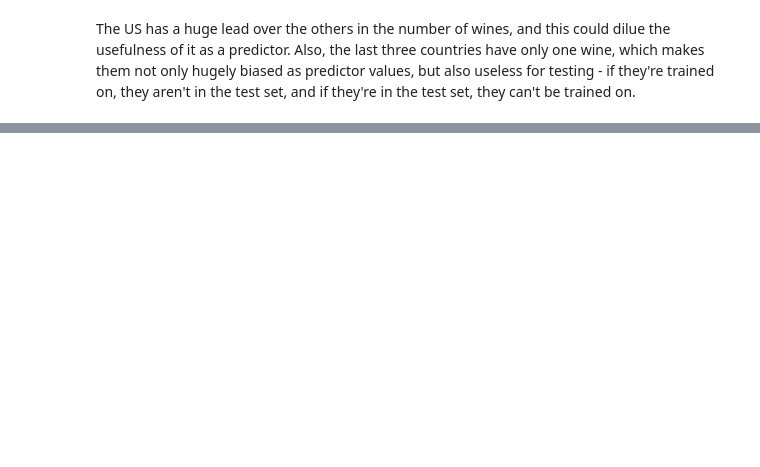
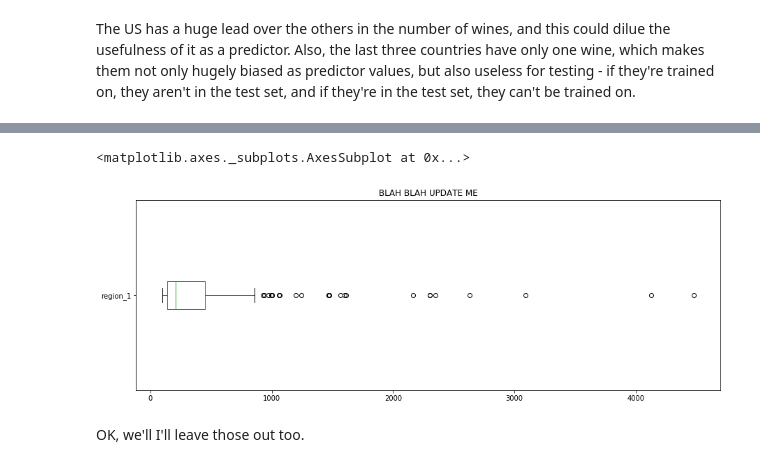
Before and after one commit to chorhatarahuduketuri/Wine-reviews, a Jupyter notebook: code/Wine Reviews EDA.ipynb, the cells around one changed output, grey strips where cells are left out. Cells and saved outputs as stored; diff of their text form; code cells hidden in the pictures; blank space fills up the shorter version.

```diff
--- a/code/Wine Reviews EDA.ipynb
+++ b/code/Wine Reviews EDA.ipynb
@@ -373,0 +429,7 @@ The US has a huge lead over the others in the number of wines, and this could di
+# %%
+feature_data.region_1.value_counts()[feature_data.region_1.value_counts()>100].plot.box(title='BLAH BLAH UPDATE ME', figsize=(15,5), vert=False)
+# %% [output]
+<matplotlib.axes._subplots.AxesSubplot at 0x...>
+[figure, added]
+# %% [markdown]
+OK, we'll I'll leave those out too.
```
Also changed, not shown: parts of 12 cells of this notebook.
